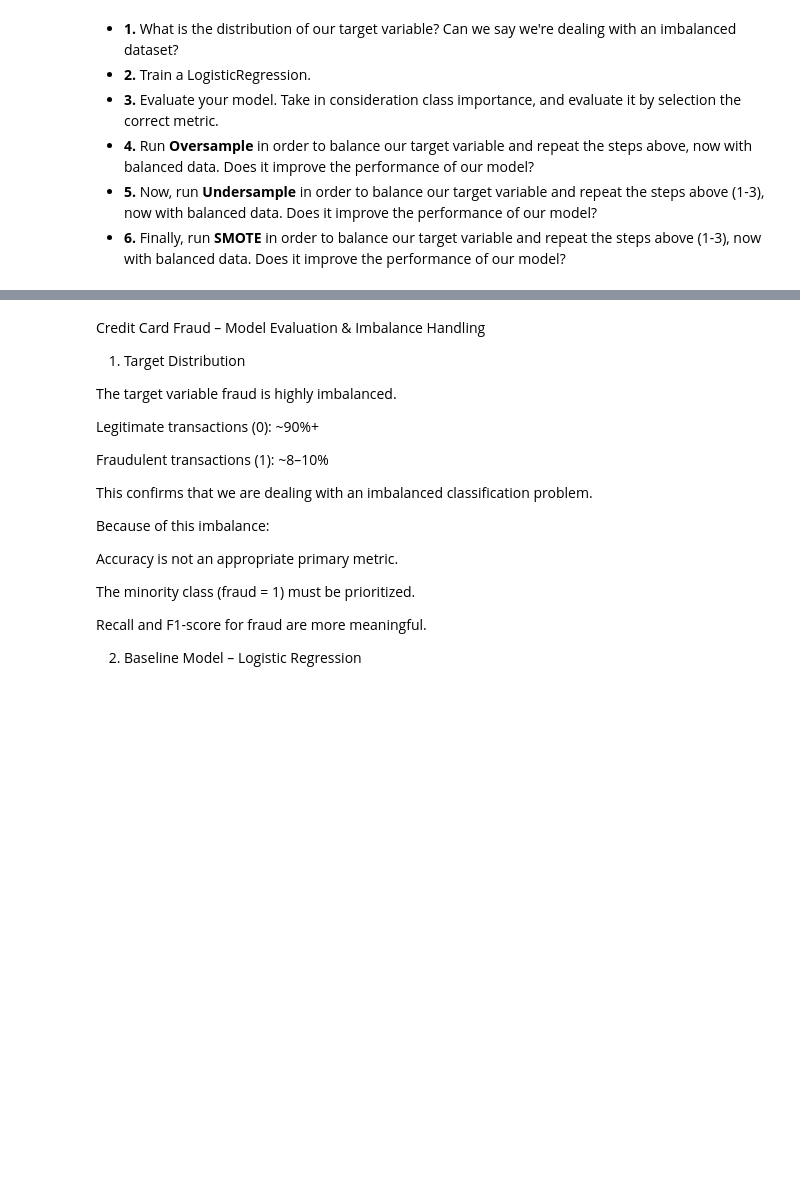
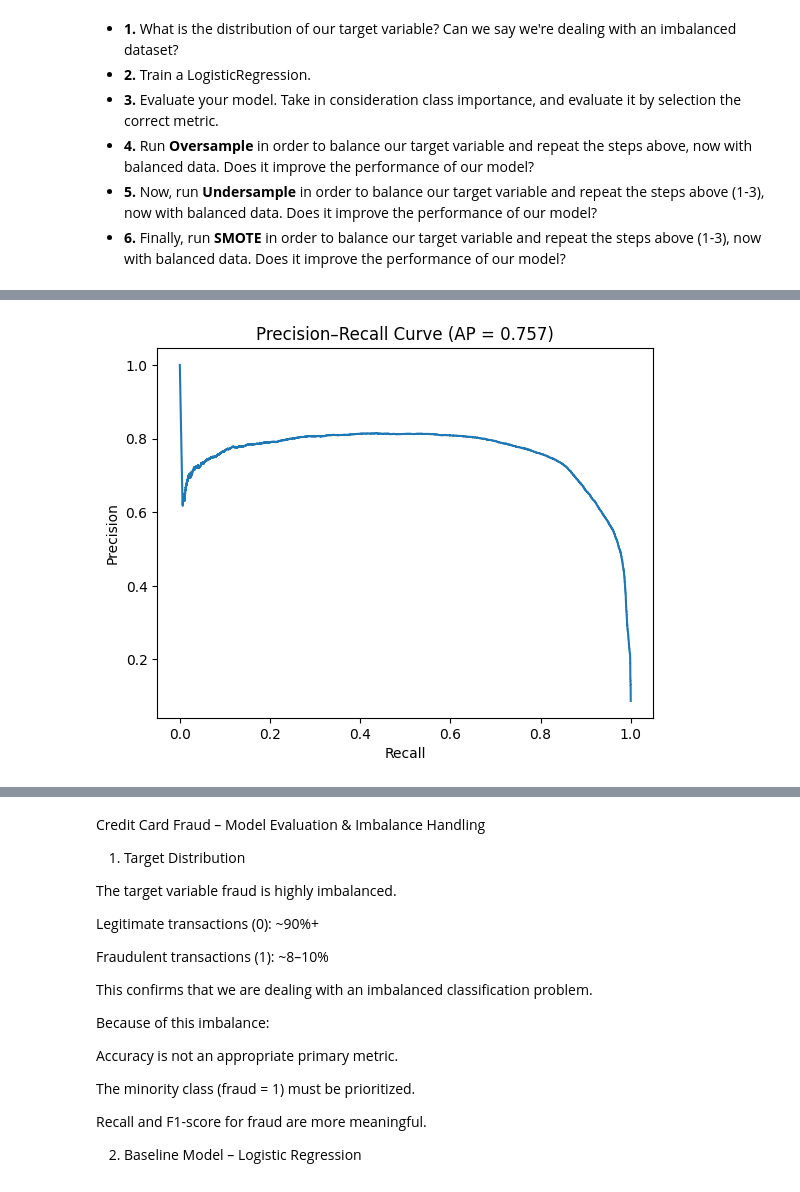
Before and after one commit to data-bootcamp-v4/lab-imbalanced, a Jupyter notebook: lab-imbalanced.ipynb, the cells around one changed output, grey strips where cells are left out. Drawn from its saved outputs; the diff is of its cells as text; code cells hidden in the pictures; blank space fills up the shorter version.

```diff
--- a/lab-imbalanced.ipynb
+++ b/lab-imbalanced.ipynb
@@ -118,0 +575,14 @@ Name: proportion, dtype: float64
+# %%
+from sklearn.metrics import precision_recall_curve, average_precision_score
+
+precision, recall, _ = precision_recall_curve(y_test, y_prob_weighted)
+pr_auc = average_precision_score(y_test, y_prob_weighted)
+
+plt.figure()
+plt.plot(recall, precision)
+plt.xlabel("Recall")
+plt.ylabel("Precision")
+plt.title(f"Precision–Recall Curve (AP = {pr_auc:.3f})")
+plt.show()
+# %% [output]
+[figure, added]
```
Also changed, not shown: parts of 20 cells of this notebook, 1 other file.
